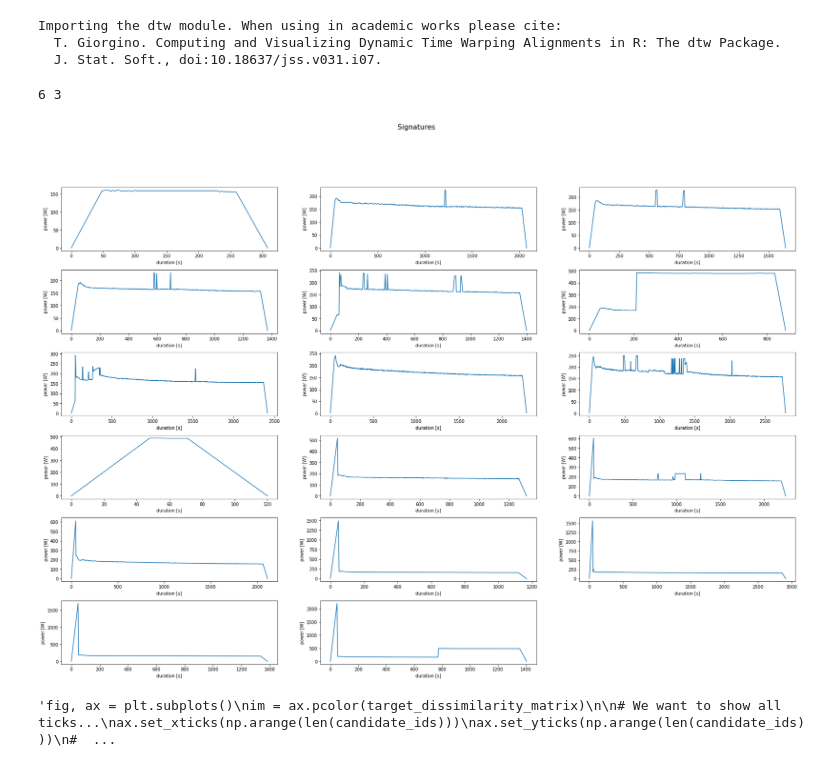
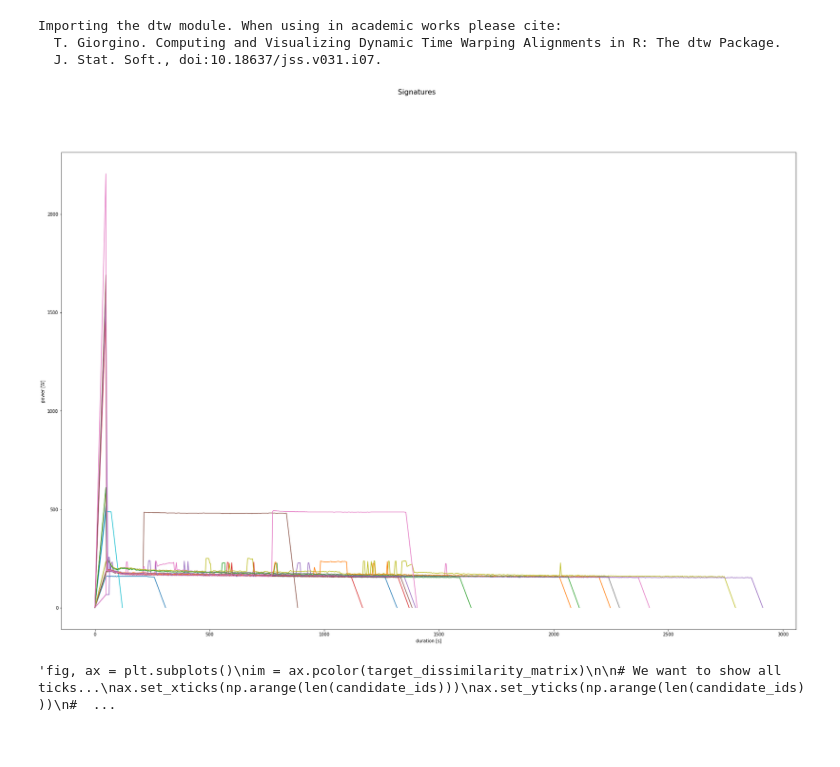
Before and after one commit to andredami/electrical-power-signature-extraction, a Jupyter notebook: REDD-exploration.ipynb, the cells around one changed output. Saved outputs shown, nothing was run; the diff lists cells and outputs as text; code cells hidden in the pictures.

Commit message:
[WIP] Signature database creation

```diff
--- a/REDD-exploration.ipynb
+++ b/REDD-exploration.ipynb
@@ -10,7 +10,15 @@ import datetime
 import math
 
 %matplotlib inline
-plt.rcParams['figure.figsize'] = (30.0, 20.0)
+plt.rcParams['figure.figsize'] = (20.0, 20.0*9.0/16.0)
+plt.rcParams['figure.dpi'] = 400.0
+plt.rcParams['axes.titlesize'] = 20.0
+plt.rcParams['axes.labelsize'] = 16.0
+plt.rcParams['lines.linewidth'] = 2.0
+plt.rcParams['lines.markersize'] = 8.0
+plt.rcParams['xtick.labelsize'] = 14.0
+plt.rcParams['ytick.labelsize'] = 14.0
+plt.rcParams['legend.fontsize'] = 14.0
 # %% [markdown]
 ## Import dataset
 # %%
@@ -459,10 +469,9 @@ Importing the dtw module. When using in academic works please cite:
 fig = plt.figure()
 fig.tight_layout()
 fig.subplots_adjust(hspace=0.3)
-cols = 3
-rows = len(candidate_groups) // cols + 1
-print(rows, cols)
-axes = [fig.add_subplot(rows, cols, i+1) for i in range(len(candidate_groups))]
+cols = 1
+rows = 1
+axes = fig.add_subplot(rows, cols, 1)
 fig.suptitle('Signatures', fontsize=16)
 
 for (idx, (key, group)) in tqdm(enumerate(candidate_groups), 'groups', total=len(candidate_groups)):
@@ -482,38 +491,37 @@ for (idx, (key, group)) in tqdm(enumerate(candidate_groups), 'groups', total=len
         source = fix_index(target_candidates.get_group(candidate_ids[r]))['Power']
         reference = fix_index(target_candidates.get_group(candidate_ids[c]))['Power']
         target_dissimilarity_matrix[r, c] = dtw(source, reference, distance_only=True).distance
 
     target_dissimilarity_matrix
 
     minimizing_signature_id = np.argmin(np.sum(target_dissimilarity_matrix, axis=0))
 
     signature = signature_traces.loc[signature_traces['Candidate_ID'] == candidate_ids[minimizing_signature_id]]
 
     signature_traces.loc[signature_traces['Candidate_ID'] == candidate_ids[minimizing_signature_id], 'IsSignature'] = numpy.ones(len(signature), dtype=bool)
 
-    axes[idx].set_xlabel('duration [s]')
-    axes[idx].set_ylabel('power [W]')
+    axes.set_xlabel('duration [s]')
+    axes.set_ylabel('power [W]')
     # duration unit
     start = signature.index.min()
     end = signature.index.max()
     signature.index = [signature.index - start + mean_sampling_period]
     signature = pd.concat([pd.DataFrame({'Power': [zero_mean]}, index = [ start - start ]), signature, pd.DataFrame({'Power': [zero_mean]}, index = [ end - start + 2 * mean_sampling_period ])], axis=0, join='outer',ignore_index=False, copy=True)
 
     def fix_index(broken_index):
         try:
             [idx] = broken_index
             return idx
         except TypeError:
             return broken_index
 
     signature.index = [fix_index(v) for v in signature.index]
 
-    axes[idx].plot([pd.to_timedelta(v).seconds for v in signature.index.values], signature['Power'])
+    axes.plot([pd.to_timedelta(v).seconds for v in signature.index.values], signature['Power'], label=key)
 
 plt.show()
 # %% [output]
-6 3
-[figure, old version]
+[figure, new version]
 # %%
 '''fig, ax = plt.subplots()
 im = ax.pcolor(target_dissimilarity_matrix)
```
Also changed, not shown: parts of 5 cells of this notebook.
